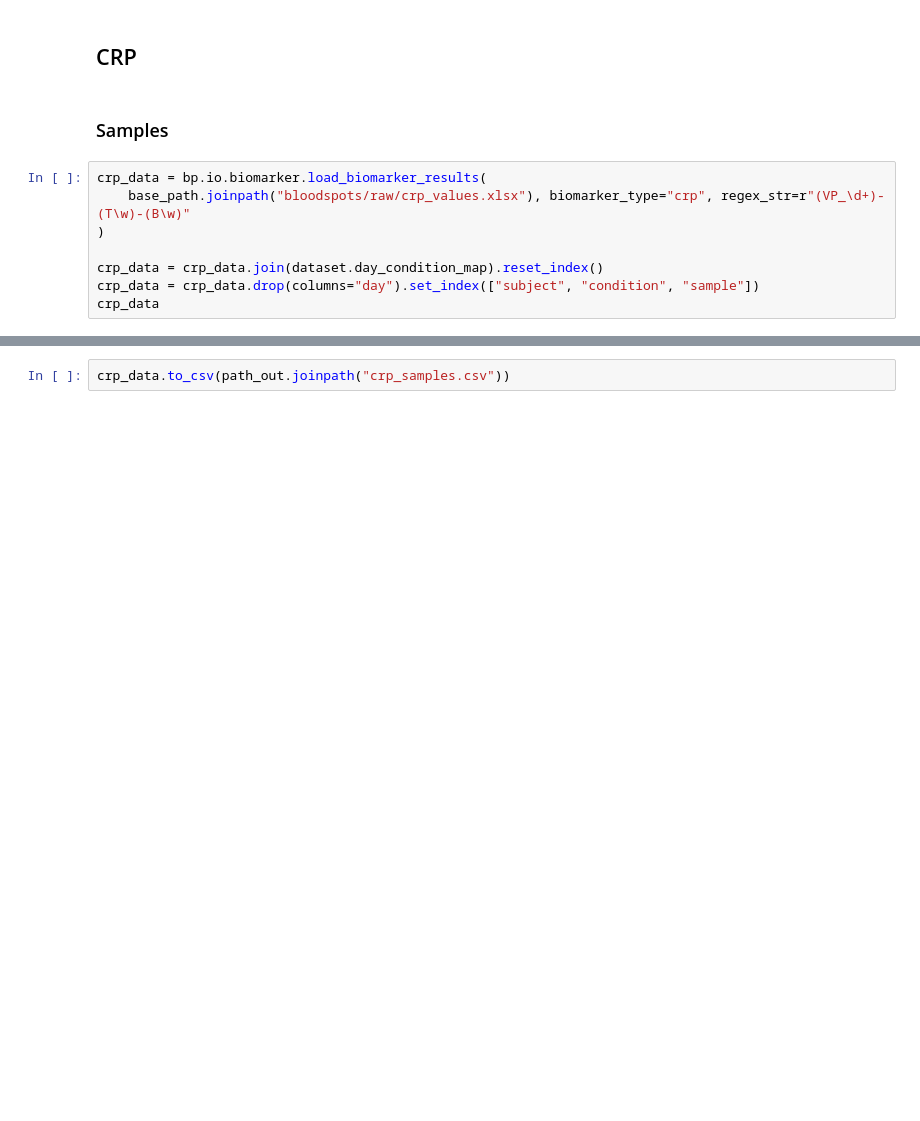
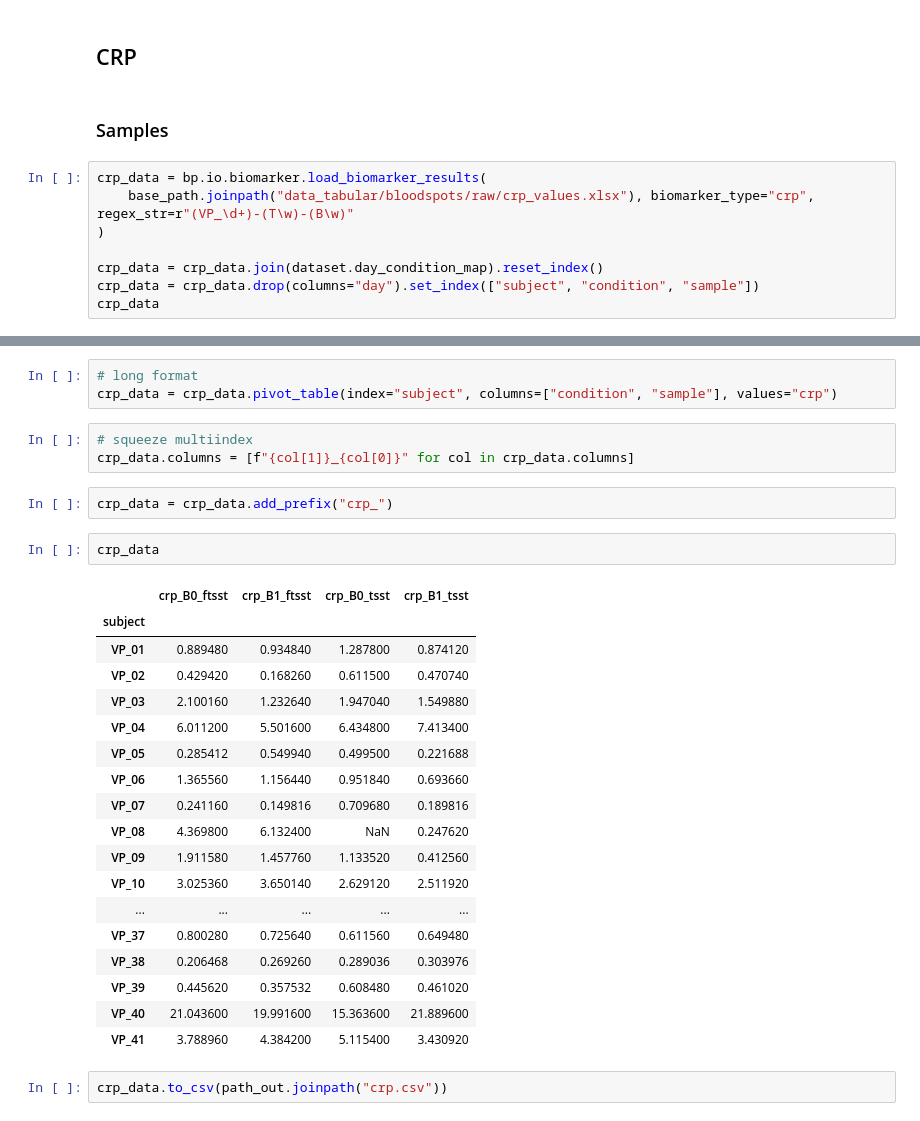
Before and after one commit to empkins/empkins-d03-preprocessing, a Jupyter notebook: experiments/2022_05_macro/biomarker/Bloodspot_Processing.ipynb, the cells around one changed output, grey strips where cells are left out. Drawn from its saved outputs; the diff is of its cells as text; blank space fills up the shorter version.

```diff
--- a/experiments/2022_05_macro/biomarker/Bloodspot_Processing.ipynb
+++ b/experiments/2022_05_macro/biomarker/Bloodspot_Processing.ipynb
@@ -51,7 +78,7 @@ dataset
 ### Samples
 # %%
 crp_data = bp.io.biomarker.load_biomarker_results(
-    base_path.joinpath("bloodspots/raw/crp_values.xlsx"), biomarker_type="crp", regex_str=r"(VP_\d+)-(T\w)-(B\w)"
+    base_path.joinpath("data_tabular/bloodspots/raw/crp_values.xlsx"), biomarker_type="crp", regex_str=r"(VP_\d+)-(T\w)-(B\w)"
 )
 
 crp_data = crp_data.join(dataset.day_condition_map).reset_index()
@@ -60,2 +102,31 @@ crp_data
+# %%
+# long format
+crp_data = crp_data.pivot_table(index="subject", columns=["condition", "sample"], values="crp")
+# %%
+# squeeze multiindex
+crp_data.columns = [f"{col[1]}_{col[0]}" for col in crp_data.columns]
+# %%
+crp_data = crp_data.add_prefix("crp_")
+# %%
+crp_data
+# %% [output]
+|  | crp_B0_ftsst | crp_B1_ftsst | crp_B0_tsst | crp_B1_tsst |
+| subject |  |  |  |  |
+| VP_01 | 0.889480 | 0.934840 | 1.287800 | 0.874120 |
+| VP_02 | 0.429420 | 0.168260 | 0.611500 | 0.470740 |
+| VP_03 | 2.100160 | 1.232640 | 1.947040 | 1.549880 |
+| VP_04 | 6.011200 | 5.501600 | 6.434800 | 7.413400 |
+| VP_05 | 0.285412 | 0.549940 | 0.499500 | 0.221688 |
+| VP_06 | 1.365560 | 1.156440 | 0.951840 | 0.693660 |
+| VP_07 | 0.241160 | 0.149816 | 0.709680 | 0.189816 |
+| VP_08 | 4.369800 | 6.132400 | NaN | 0.247620 |
+| VP_09 | 1.911580 | 1.457760 | 1.133520 | 0.412560 |
+| VP_10 | 3.025360 | 3.650140 | 2.629120 | 2.511920 |
+| ... | ... | ... | ... | ... |
+| VP_37 | 0.800280 | 0.725640 | 0.611560 | 0.649480 |
+| VP_38 | 0.206468 | 0.269260 | 0.289036 | 0.303976 |
+| VP_39 | 0.445620 | 0.357532 | 0.608480 | 0.461020 |
+| VP_40 | 21.043600 | 19.991600 | 15.363600 | 21.889600 |
+| VP_41 | 3.788960 | 4.384200 | 5.115400 | 3.430920 |
 # %%
-crp_data.to_csv(path_out.joinpath("crp_samples.csv"))
+crp_data.to_csv(path_out.joinpath("crp.csv"))
```
Also changed, not shown: parts of 6 cells of this notebook, 2 other files.
